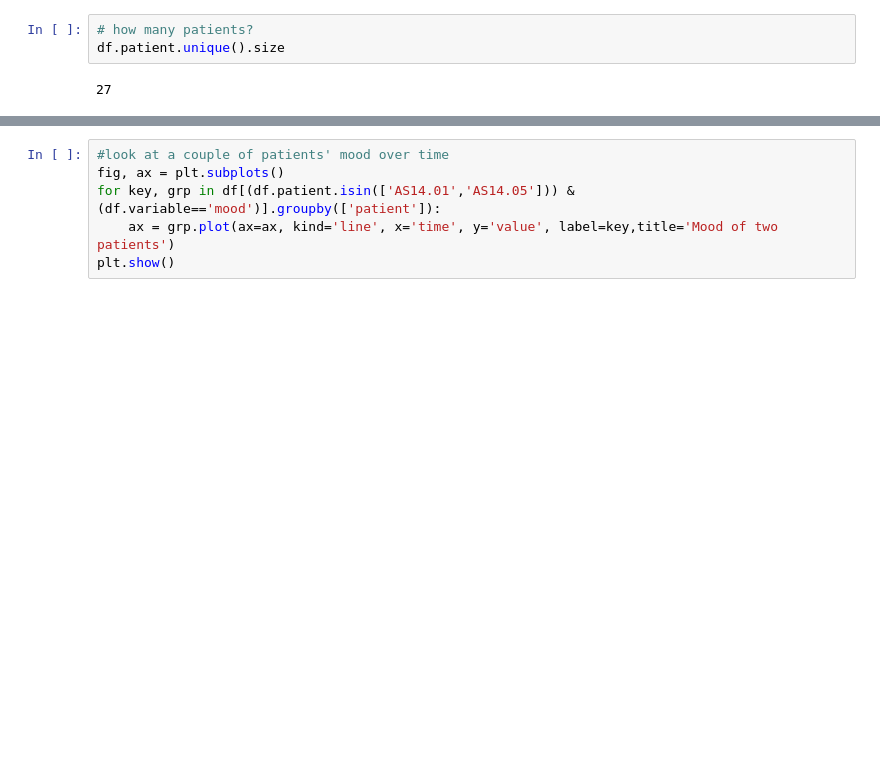
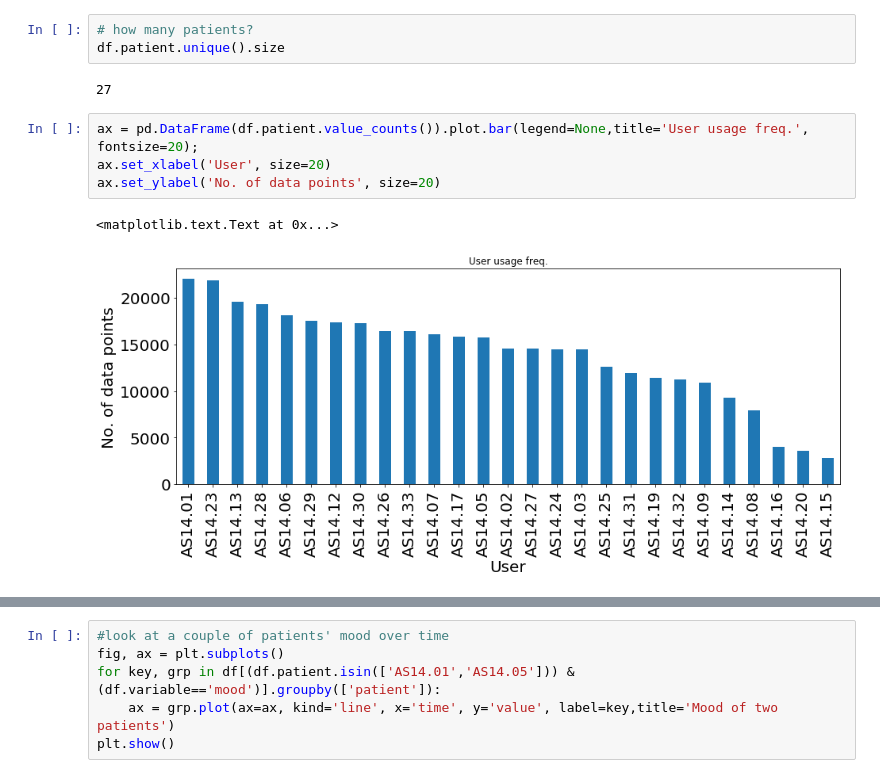
Before and after one commit to aeaston1/data-mining-techniques, a Jupyter notebook: Assignment1_advanced.ipynb, the cells around one changed output, grey strips where cells are left out. Saved outputs shown, nothing was run; the diff lists cells and outputs as text; blank space fills up the shorter version.

```diff
--- a/Assignment1_advanced.ipynb
+++ b/Assignment1_advanced.ipynb
@@ -43,5 +43,12 @@ df.sample(30)
 df.patient.unique().size
 # %% [output]
 27
+# %%
+ax = pd.DataFrame(df.patient.value_counts()).plot.bar(legend=None,title='User usage freq.', fontsize=20);
+ax.set_xlabel('User', size=20)
+ax.set_ylabel('No. of data points', size=20)
+# %% [output]
+<matplotlib.text.Text at 0x...>
+[figure, added]
 # %%
 # which are the popular variables?
```
Also changed, not shown: parts of 2 cells of this notebook, 6 other files.
